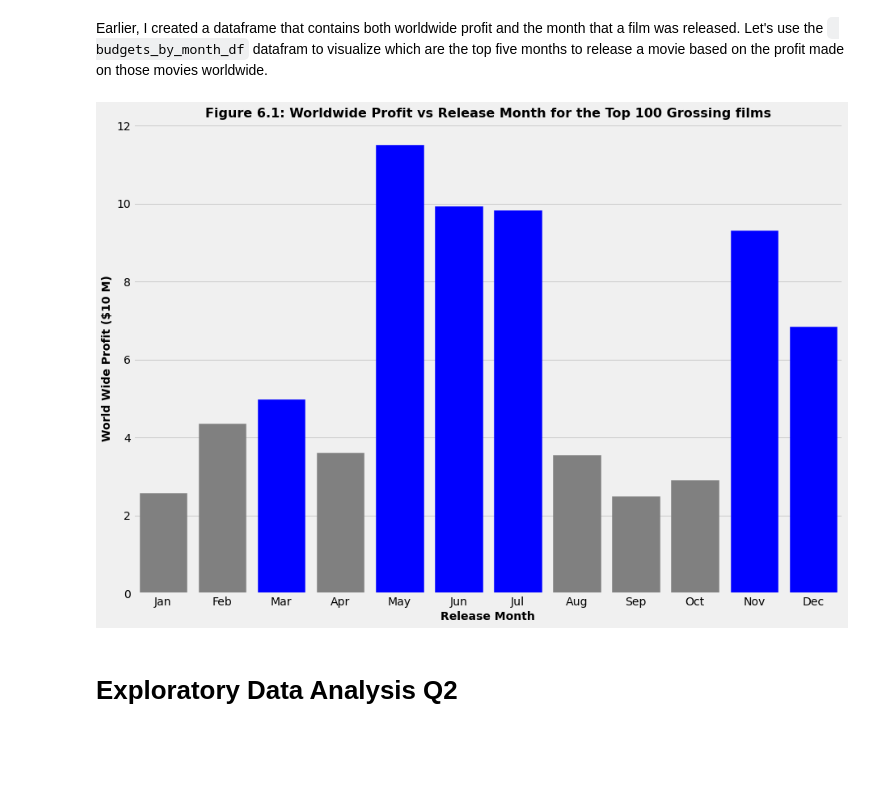
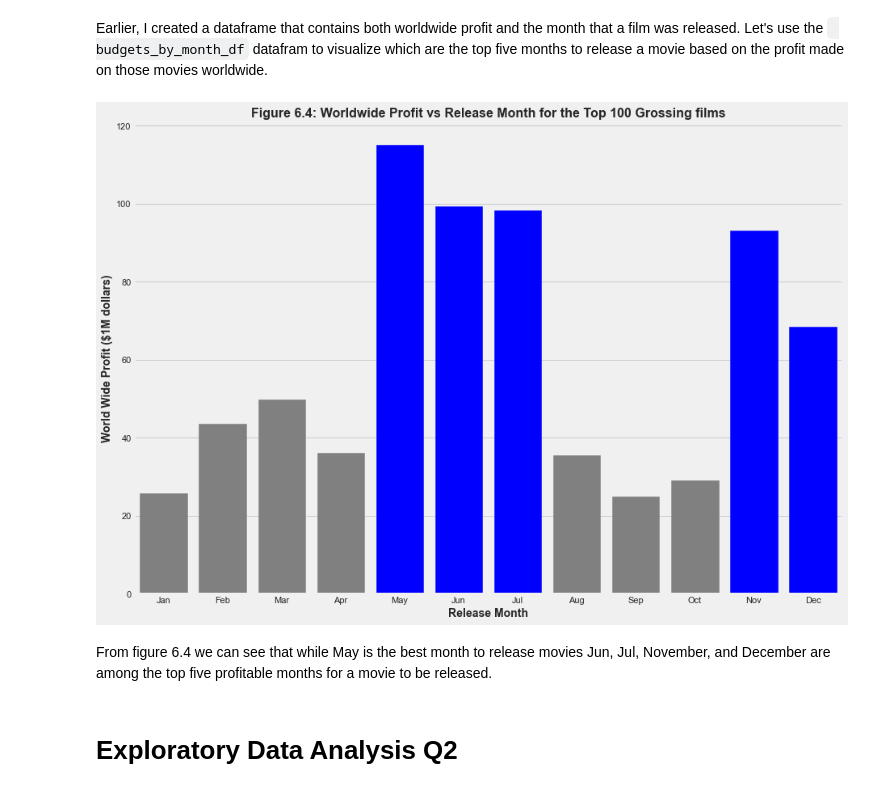
Before and after one commit to dataeducator/dsc-phase-1-project-v2-4, a Jupyter notebook: student.ipynb, the cells around one changed output. Cells and saved outputs as stored; diff of their text form; code cells hidden in the pictures; blank space fills up the shorter version.

```diff
--- a/student.ipynb
+++ b/student.ipynb
@@ -786,17 +800,16 @@ new_filtered_movie_ROI_df.describe()
 # %%
-# Plot the relationship between production budget and ROI for films with production budgets between $175 and $400 Million.
+# Plot the relationship between production budget and ROI for films with production budgets between $200 and $375 Million.
 # Set up theme
-#sns.set_theme(style="darkgrid", palette="Set2")
+sns.set_theme(style="darkgrid", palette="Set2")
 
 # Create plot variables
 data = new_filtered_movie_ROI_df.head(100)
 values = np.array(data.ROI)
 labels = np.array(data.production_budget)/1000000
-clrs = ['grey' if (x != max(values)) else 'blue' for x in values]
-
+colors = ['grey', 'grey', 'blue','grey', 'grey', 'cyan', 'grey', 'navy', 'grey', 'grey']
 # Set up plot figure size
 plt.figure(figsize =(14,10))
-ax = sns.boxplot(x = labels, y = values, palette = clrs)
+ax = sns.boxplot(x = labels, y = values, data=new_filtered_movie_ROI_df.head(100), palette = colors)
 ax.set_title("Figure 6.3: ROI vs Production Budget", weight = 'bold').set_fontsize('16')
 ax.set_xlabel("Production Budget: (Millions of Dollars)", fontsize = '14', weight = 'bold')
 ax.set_ylabel("ROI (% return on production budget)", fontsize = '14', weight = 'bold');
@@ -815,26 +828,28 @@ Earlier, I created a dataframe that contains both worldwide profit and the month
 # %%
 ## Investigate the relationship between release_month and worldwide profit for the top 100 grossing films
 # Set up theme
 plt.style.use('fivethirtyeight')
 # Set up Parameters
 # Create plot variables
 values = np.array(budgets_by_month_df.month_name)
-labels = np.array(budgets_by_month_df.worldwide_profit)/10000000
+labels = np.array(budgets_by_month_df.worldwide_profit)/1000000
 clrs = ['grey' if (x != max(values)) else 'blue' for x in values]
 
 # Set up plot figure size
 plt.figure(figsize =(14,10))
 ax = sns.barplot(x = values, y = labels, palette = clrs)
-ax.set_title("Figure 6.1: Worldwide Profit vs Release Month for the Top 100 Grossing films", weight = 'bold').set_fontsize('16')
+ax.set_title("Figure 6.4: Worldwide Profit vs Release Month for the Top 100 Grossing films", weight = 'bold').set_fontsize('16')
 ax.set_xlabel("Release Month", fontsize = '14', weight = 'bold')
-ax.set_ylabel("World Wide Profit ($10 M)", fontsize = '14', weight = 'bold');
+ax.set_ylabel("World Wide Profit ($1M dollars)", fontsize = '14', weight = 'bold');
 for bar in ax.patches:
-    if bar.get_height() < 4.5:
+    if bar.get_height() < 60:
         bar.set_color('grey')
     else:
         bar.set_color('blue')
 # %% [output]
-[figure, old version]
+[figure, new version]
+# %% [markdown]
+From figure 6.4 we can see that while May is the best month to release movies Jun, Jul, November, and December are among the top five profitable months for a movie to be released.
 # %% [markdown]
 # Exploratory Data Analysis Q2
 # %% [markdown]
```
Also changed, not shown: parts of 25 cells of this notebook.
